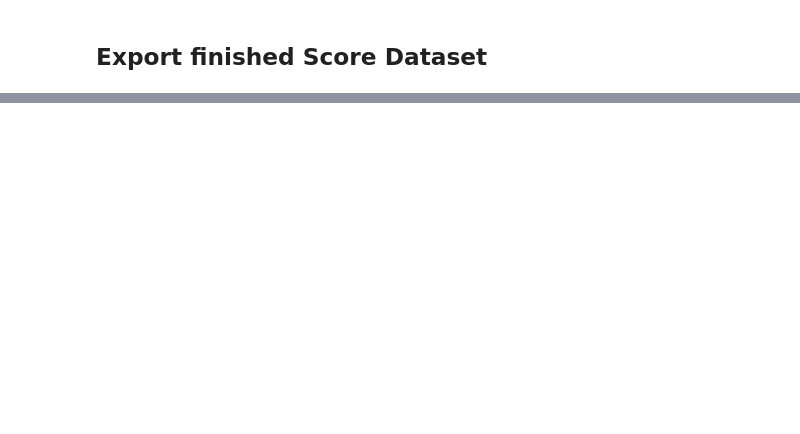
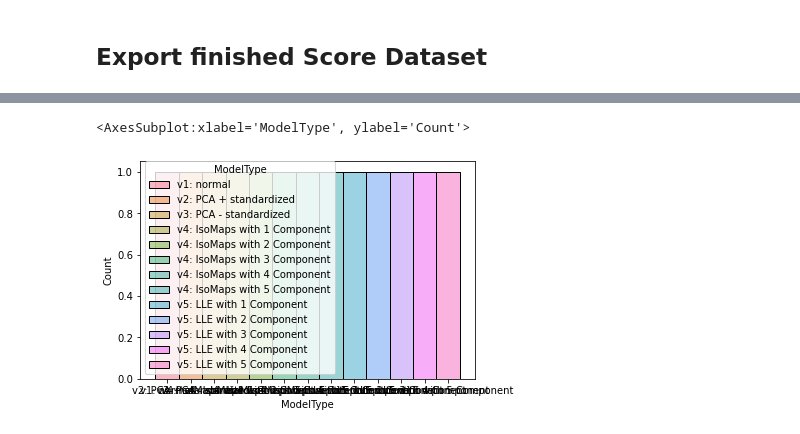
Before and after one commit to Luaa998/Kohonen-maps_Projekt, a Jupyter notebook: Milestone2.2_Modeling.ipynb, the cells around one changed output, grey strips where cells are left out. Saved outputs shown, nothing was run; the diff lists cells and outputs as text; code cells hidden in the pictures; blank space fills up the shorter version.

```diff
--- a/Milestone2.2_Modeling.ipynb
+++ b/Milestone2.2_Modeling.ipynb
@@ -629,0 +650,5 @@ df_score.to_csv('data/test_and_training_data/Score_results.csv', index=False)
+# %%
+sns.histplot(data=df_score, x="ModelType", hue="ModelType", bins=20)
+# %% [output]
+<AxesSubplot:xlabel='ModelType', ylabel='Count'>
+[figure, added]
```
Also changed, not shown: parts of 54 cells of this notebook, 1 other file.
